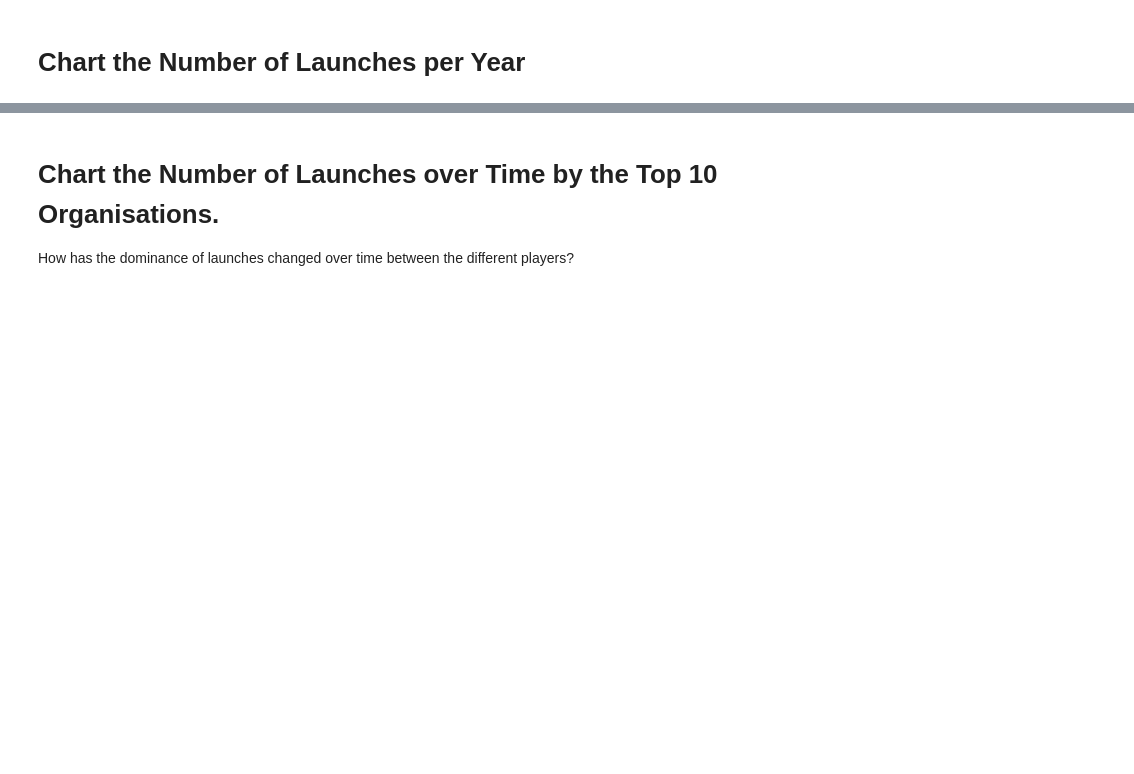
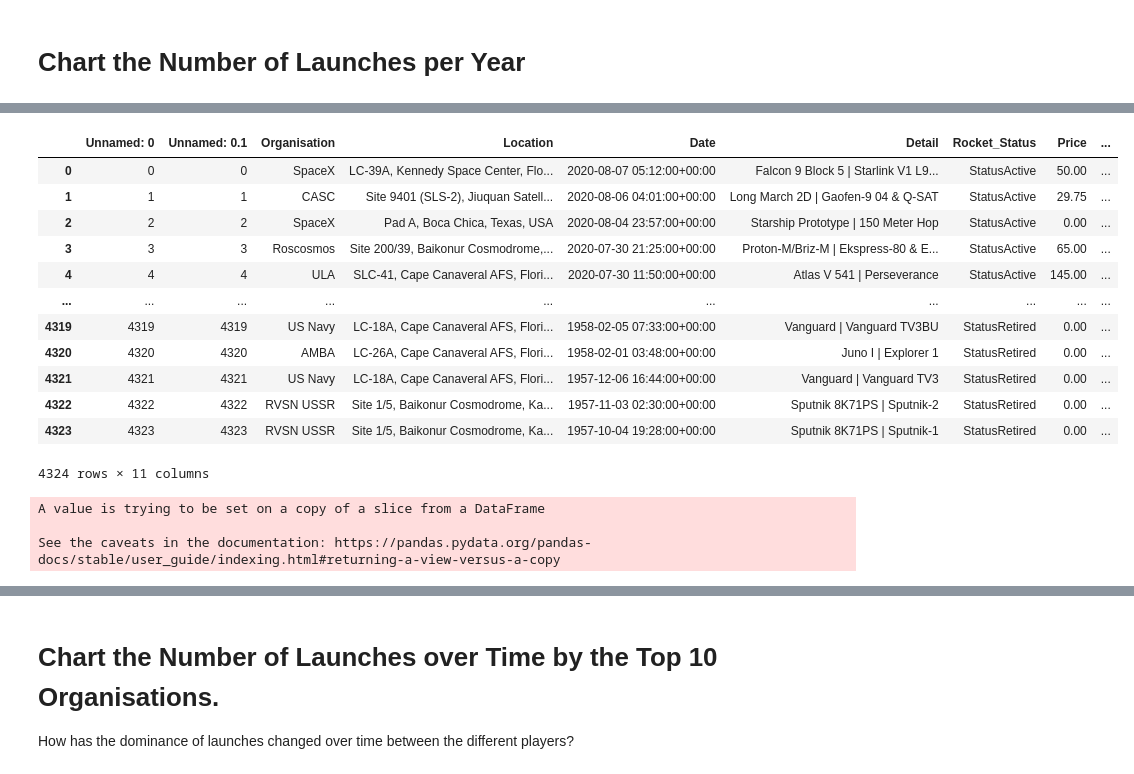
Before and after one commit to anquabkhan/google-collab, a Jupyter notebook: Space_Missions_Analysis_(start).ipynb, the cells around one changed output, grey strips where cells are left out. Saved outputs shown, nothing was run; the diff lists cells and outputs as text; code cells hidden in the pictures; blank space fills up the shorter version.

```diff
--- a/Space_Missions_Analysis_(start).ipynb
+++ b/Space_Missions_Analysis_(start).ipynb
@@ -214,0 +486,35 @@ Create a line chart that shows the average price of rocket launches over time.
+# %%
+
+# new_df = df_data.resample('Y', on='Date')
+# new_df.bfill
+# new_df.dropna()
+# new_df['country_codes'] = df_data.resample('Y', on='Date')
+# df.agg({'A' : ['sum', 'min'], 'B' : ['min', 'max']})
+# df_x.resample('5Min').agg({'price': 'mean', 'vol': 'sum'}).head()
+# n_df = df_data
+# new_df = df_data.resample('Y', on='Date').agg({'country_codes': 'bfill', 'Organisation': 'bfill','Price': 'sum',})
+# new_grp = new_df.groupby(['country_codes','Organisation'], as_index=False)['Price']
+# new_grp.sum()
+# new_df = df_data.resample('Y', on='Date').agg({'country_codes': 'bfill', 'Organisation': 'bfill', 'Price': 'sum')
+df_data
+# %% [output]
+|  | Unnamed: 0 | Unnamed: 0.1 | Organisation | Location | Date | Detail | Rocket_Status | Price | ... |
+| 0 | 0 | 0 | SpaceX | LC-39A, Kennedy Space Center, Flo... | 2020-08-07 05:12:00+00:00 | Falcon 9 Block 5 | Starlink V1 L9... | StatusActive | 50.00 | ... |
+| 1 | 1 | 1 | CASC | Site 9401 (SLS-2), Jiuquan Satell... | 2020-08-06 04:01:00+00:00 | Long March 2D | Gaofen-9 04 & Q-SAT | StatusActive | 29.75 | ... |
+| 2 | 2 | 2 | SpaceX | Pad A, Boca Chica, Texas, USA | 2020-08-04 23:57:00+00:00 | Starship Prototype | 150 Meter Hop | StatusActive | 0.00 | ... |
+| 3 | 3 | 3 | Roscosmos | Site 200/39, Baikonur Cosmodrome,... | 2020-07-30 21:25:00+00:00 | Proton-M/Briz-M | Ekspress-80 & E... | StatusActive | 65.00 | ... |
+| 4 | 4 | 4 | ULA | SLC-41, Cape Canaveral AFS, Flori... | 2020-07-30 11:50:00+00:00 | Atlas V 541 | Perseverance | StatusActive | 145.00 | ... |
+| ... | ... | ... | ... | ... | ... | ... | ... | ... | ... |
+| 4319 | 4319 | 4319 | US Navy | LC-18A, Cape Canaveral AFS, Flori... | 1958-02-05 07:33:00+00:00 | Vanguard | Vanguard TV3BU | StatusRetired | 0.00 | ... |
+| 4320 | 4320 | 4320 | AMBA | LC-26A, Cape Canaveral AFS, Flori... | 1958-02-01 03:48:00+00:00 | Juno I | Explorer 1 | StatusRetired | 0.00 | ... |
+| 4321 | 4321 | 4321 | US Navy | LC-18A, Cape Canaveral AFS, Flori... | 1957-12-06 16:44:00+00:00 | Vanguard | Vanguard TV3 | StatusRetired | 0.00 | ... |
+| 4322 | 4322 | 4322 | RVSN USSR | Site 1/5, Baikonur Cosmodrome, Ka... | 1957-11-03 02:30:00+00:00 | Sputnik 8K71PS | Sputnik-2 | StatusRetired | 0.00 | ... |
+| 4323 | 4323 | 4323 | RVSN USSR | Site 1/5, Baikonur Cosmodrome, Ka... | 1957-10-04 19:28:00+00:00 | Sputnik 8K71PS | Sputnik-1 | StatusRetired | 0.00 | ... |
+4324 rows × 11 columns
+# %%
+for i in range(0, len( df_data.Date)):
+  df_data['Year'][i]= df_data['Date'][i].year
+# %% [output]
+A value is trying to be set on a copy of a slice from a DataFrame
+
+See the caveats in the documentation: https://pandas.pydata.org/pandas-docs/stable/user_guide/indexing.html#returning-a-view-versus-a-copy
```
Also changed, not shown: parts of 85 cells of this notebook.
